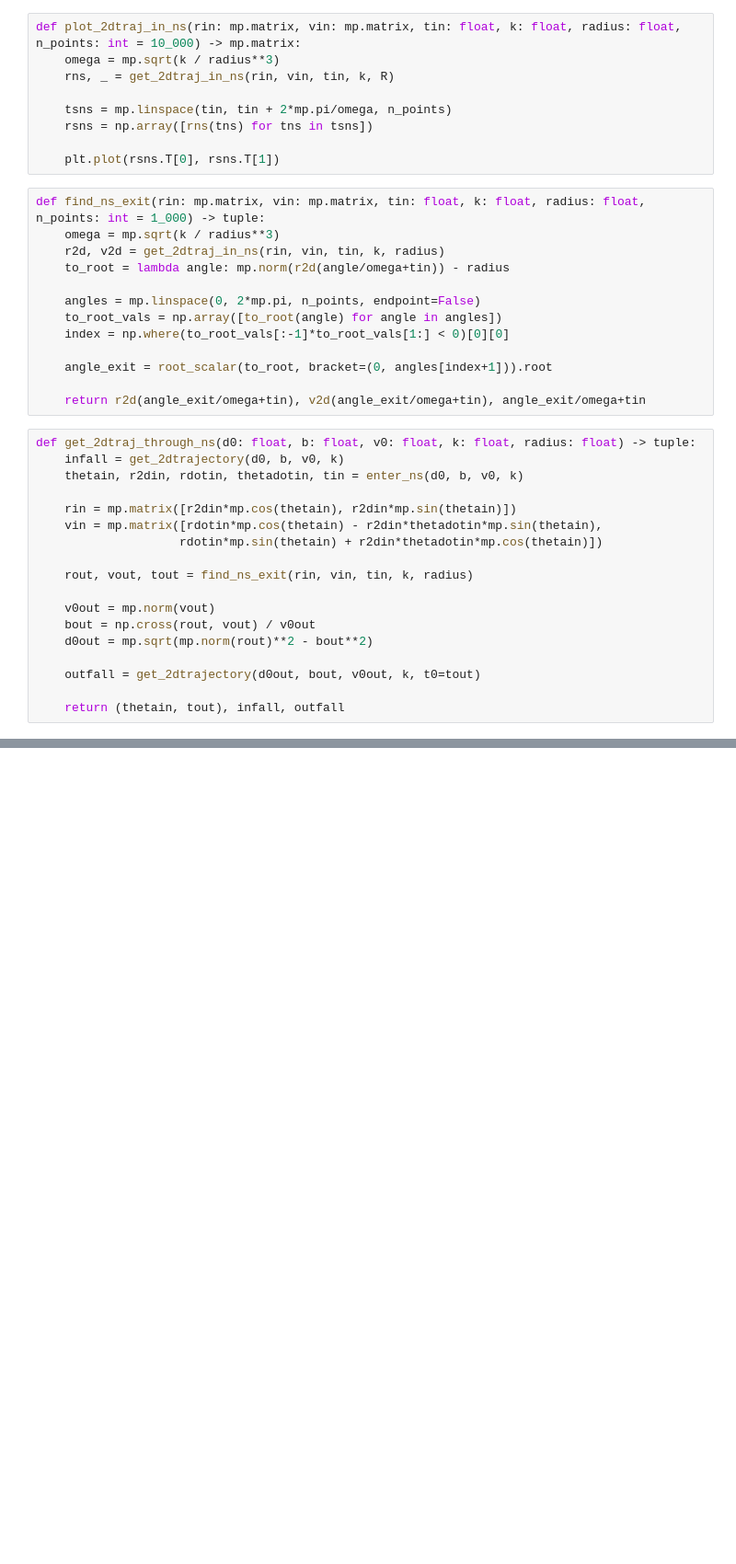
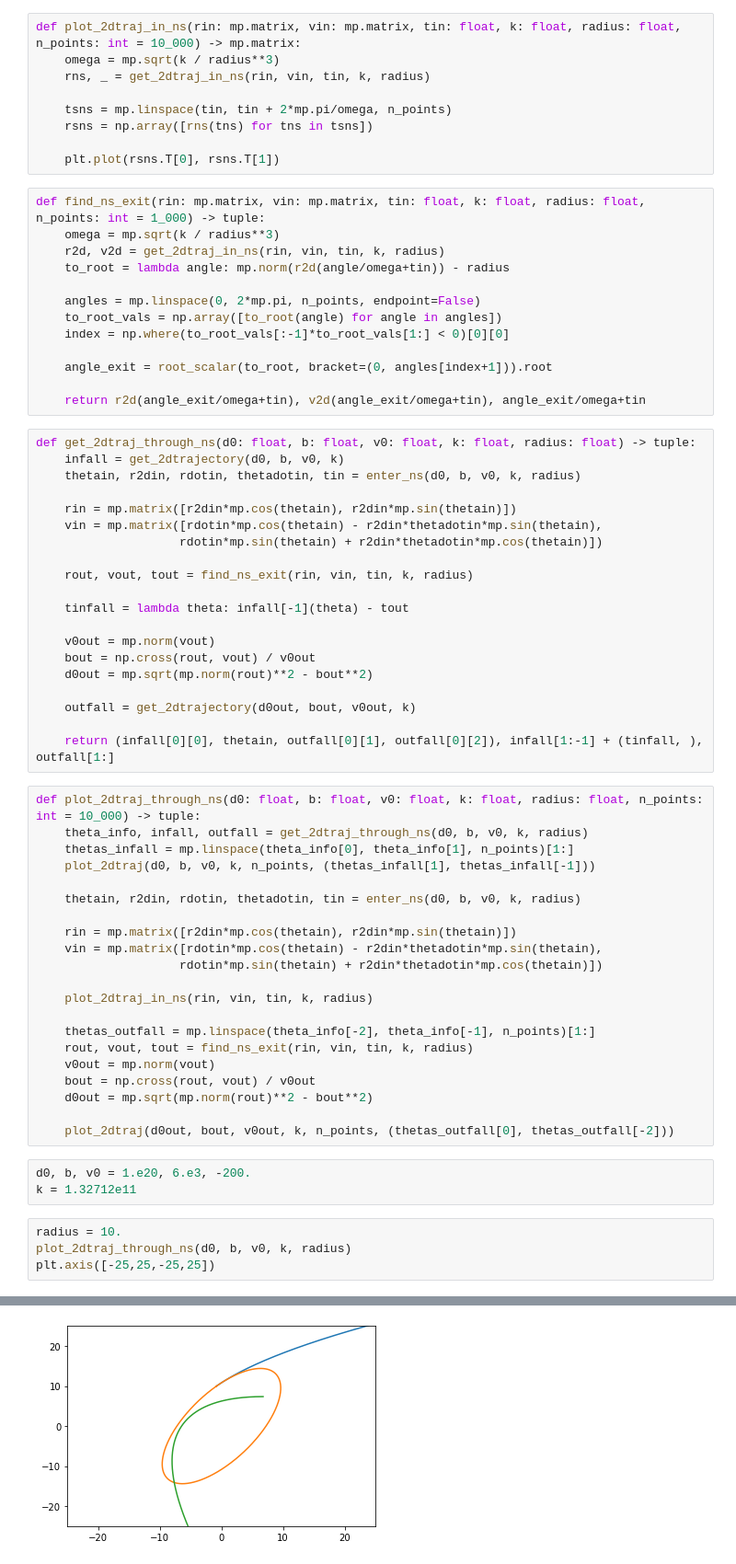
Before and after one commit to gsalinasphys/orbits, a Jupyter notebook: inside_ns.ipynb, the cells around one changed output, grey strips where cells are left out. Shown: that part at 92% size. Saved outputs shown, nothing was run; the diff lists cells and outputs as text; blank space fills up the shorter version.

```diff
--- a/inside_ns.ipynb
+++ b/inside_ns.ipynb
@@ -19,7 +19,7 @@ def get_2dtraj_in_ns(rin: mp.matrix, vin: mp.matrix, tin: float, k: float, radiu
 # %%
 def plot_2dtraj_in_ns(rin: mp.matrix, vin: mp.matrix, tin: float, k: float, radius: float, n_points: int = 10_000) -> mp.matrix:
     omega = mp.sqrt(k / radius**3)
-    rns, _ = get_2dtraj_in_ns(rin, vin, tin, k, R)
+    rns, _ = get_2dtraj_in_ns(rin, vin, tin, k, radius)
 
     tsns = mp.linspace(tin, tin + 2*mp.pi/omega, n_points)
     rsns = np.array([rns(tns) for tns in tsns])
@@ -41,7 +41,7 @@ def find_ns_exit(rin: mp.matrix, vin: mp.matrix, tin: float, k: float, radius: f
 # %%
 def get_2dtraj_through_ns(d0: float, b: float, v0: float, k: float, radius: float) -> tuple:
     infall = get_2dtrajectory(d0, b, v0, k)
-    thetain, r2din, rdotin, thetadotin, tin = enter_ns(d0, b, v0, k)
+    thetain, r2din, rdotin, thetadotin, tin = enter_ns(d0, b, v0, k, radius)
 
     rin = mp.matrix([r2din*mp.cos(thetain), r2din*mp.sin(thetain)])
     vin = mp.matrix([rdotin*mp.cos(thetain) - r2din*thetadotin*mp.sin(thetain),
@@ -49,10 +49,41 @@ def get_2dtraj_through_ns(d0: float, b: float, v0: float, k: float, radius: floa
 
     rout, vout, tout = find_ns_exit(rin, vin, tin, k, radius)
 
+    tinfall = lambda theta: infall[-1](theta) - tout
+
     v0out = mp.norm(vout)
     bout = np.cross(rout, vout) / v0out
     d0out = mp.sqrt(mp.norm(rout)**2 - bout**2)
 
-    outfall = get_2dtrajectory(d0out, bout, v0out, k, t0=tout)
+    outfall = get_2dtrajectory(d0out, bout, v0out, k)
 
-    return (thetain, tout), infall, outfall
+    return (infall[0][0], thetain, outfall[0][1], outfall[0][2]), infall[1:-1] + (tinfall, ), outfall[1:]
+# %%
+def plot_2dtraj_through_ns(d0: float, b: float, v0: float, k: float, radius: float, n_points: int = 10_000) -> tuple:
+    theta_info, infall, outfall = get_2dtraj_through_ns(d0, b, v0, k, radius)
+    thetas_infall = mp.linspace(theta_info[0], theta_info[1], n_points)[1:]
+    plot_2dtraj(d0, b, v0, k, n_points, (thetas_infall[1], thetas_infall[-1]))
+
+    thetain, r2din, rdotin, thetadotin, tin = enter_ns(d0, b, v0, k, radius)
+
+    rin = mp.matrix([r2din*mp.cos(thetain), r2din*mp.sin(thetain)])
+    vin = mp.matrix([rdotin*mp.cos(thetain) - r2din*thetadotin*mp.sin(thetain),
+                    rdotin*mp.sin(thetain) + r2din*thetadotin*mp.cos(thetain)])
+
+    plot_2dtraj_in_ns(rin, vin, tin, k, radius)
+
+    thetas_outfall = mp.linspace(theta_info[-2], theta_info[-1], n_points)[1:]
+    rout, vout, tout = find_ns_exit(rin, vin, tin, k, radius)
+    v0out = mp.norm(vout)
+    bout = np.cross(rout, vout) / v0out
+    d0out = mp.sqrt(mp.norm(rout)**2 - bout**2)
+
+    plot_2dtraj(d0out, bout, v0out, k, n_points, (thetas_outfall[0], thetas_outfall[-2]))
+# %%
+d0, b, v0 = 1.e20, 6.e3, -200.
+k = 1.32712e11
+# %%
+radius = 10.
+plot_2dtraj_through_ns(d0, b, v0, k, radius)
+plt.axis([-25,25,-25,25])
+# %% [output]
@@ -58,0 +91 @@ def get_2dtraj_through_ns(d0: float, b: float, v0: float, k: float, radius: floa
+[figure, added]
```
Also changed, not shown: parts of 10 cells of this notebook, 7 other files.
